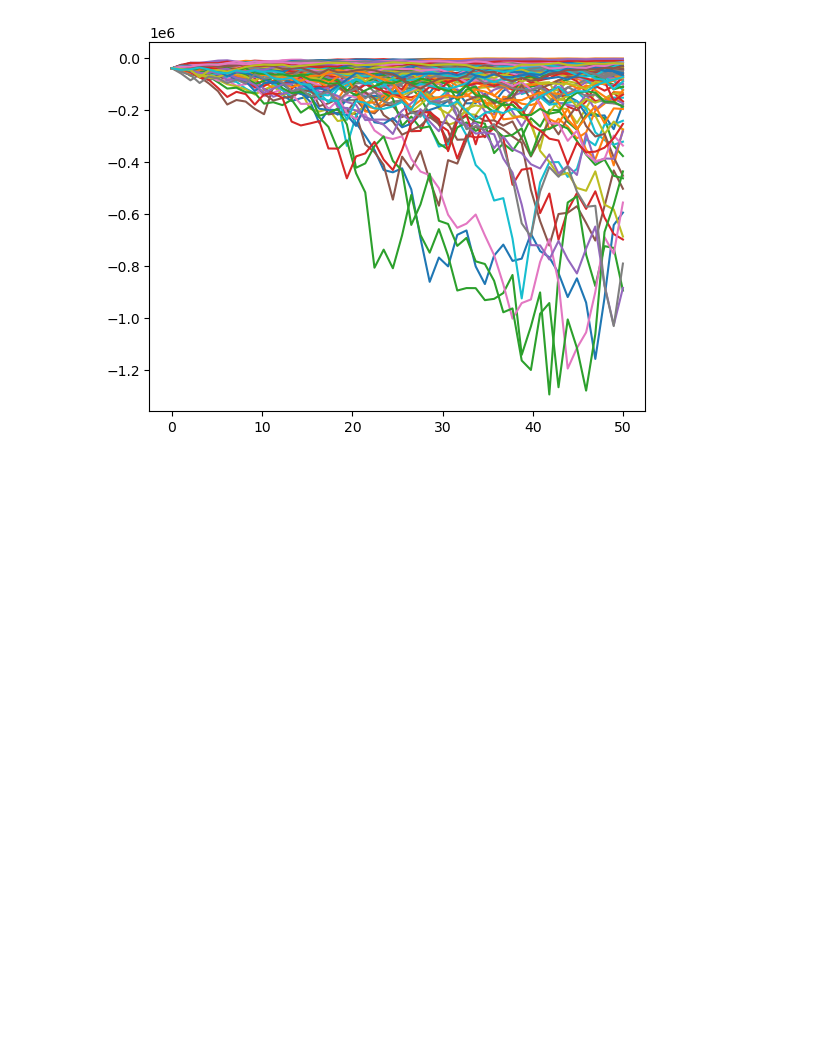
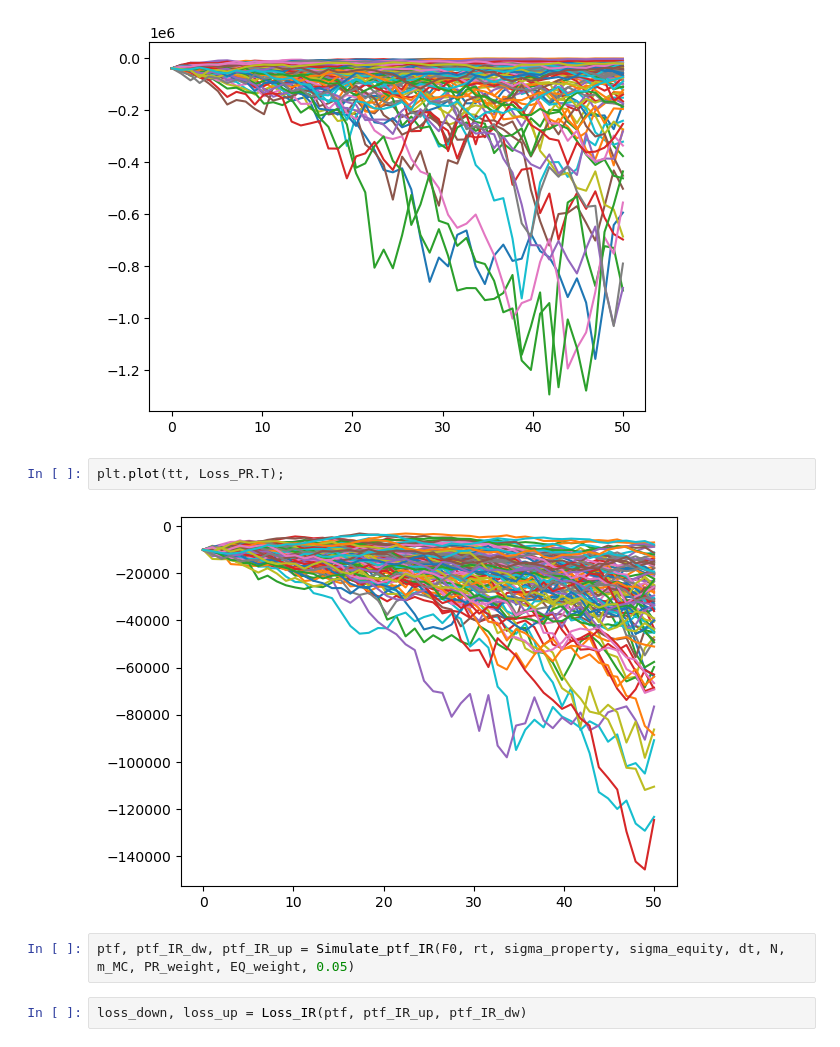
Before and after one commit to NoeDebrois/MSc-Mathematical-Engineering, a Jupyter notebook: Courses/Insurance and Econometrics/Insurance_Project.ipynb, the cells around one changed output. Cells and saved outputs as stored; diff of their text form; blank space fills up the shorter version.

Commit message:
Version commentée + Plot des losses

```diff
--- a/Courses/Insurance and Econometrics/Insurance_Project.ipynb
+++ b/Courses/Insurance and Econometrics/Insurance_Project.ipynb
@@ -245,3 +270,11 @@ array([[  -40000.        ,   -34109.11069754,   -31416.64369155, ...,
 plt.plot(tt, Loss_EQ.T);
 # %% [output]
 [figure]
+# %%
+plt.plot(tt, Loss_PR.T);
+# %% [output]
+[figure, added]
+# %%
+ptf, ptf_IR_dw, ptf_IR_up = Simulate_ptf_IR(F0, rt, sigma_property, sigma_equity, dt, N, m_MC, PR_weight, EQ_weight, 0.05)
+# %%
+loss_down, loss_up = Loss_IR(ptf, ptf_IR_up, ptf_IR_dw)
```
Also changed, not shown: parts of 6 cells of this notebook.
